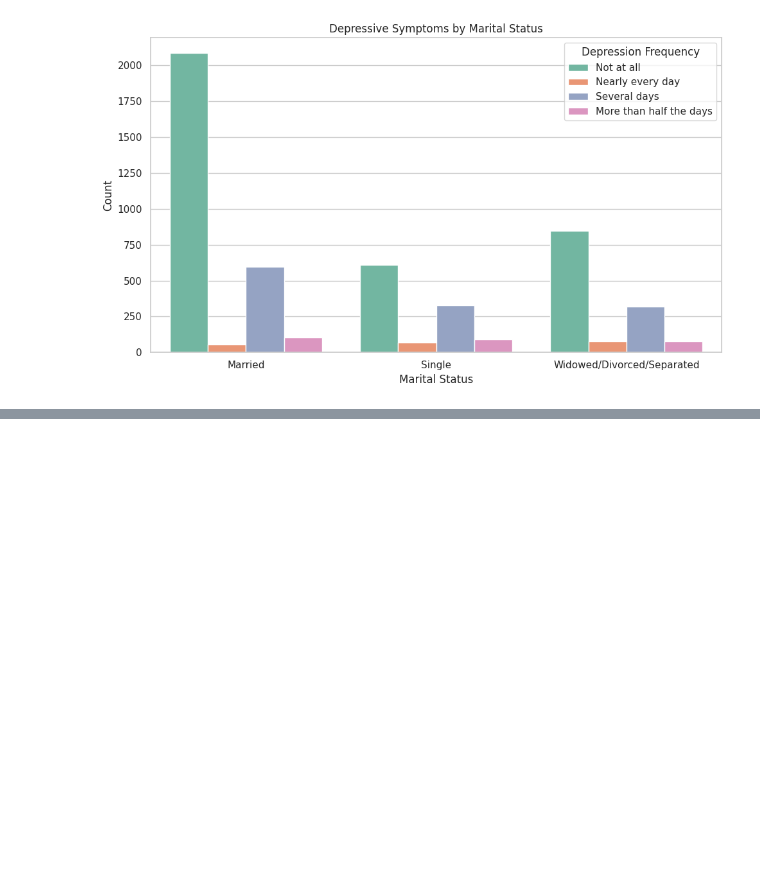
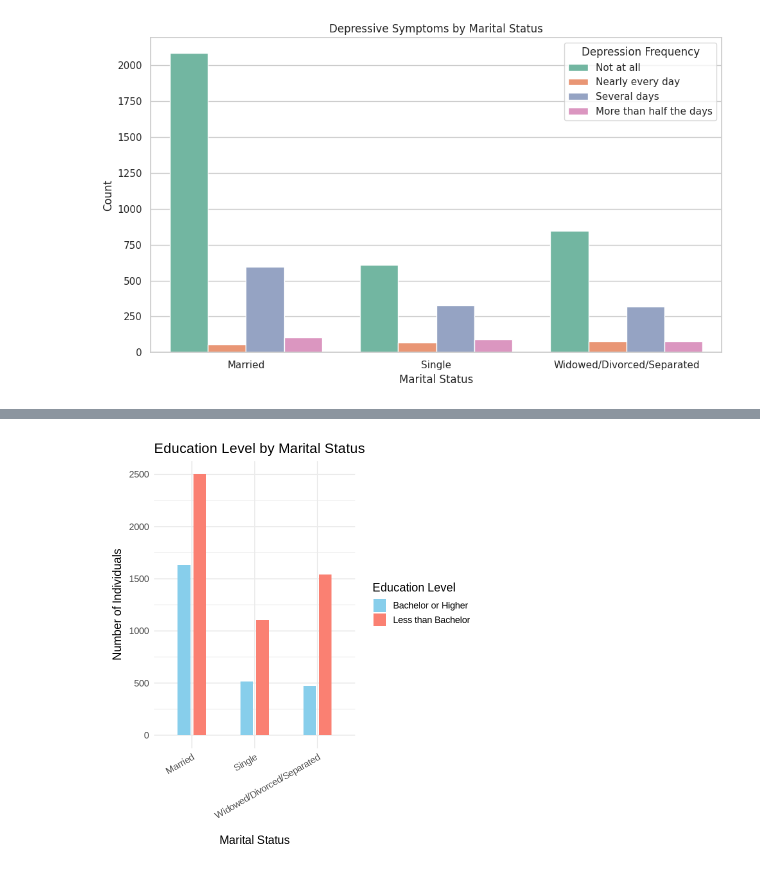
Before and after one commit to paulquimbo/nhanes_inferential_2021_23, a Jupyter notebook: nhanes_inferential.ipynb, the cells around one changed output, grey strips where cells are left out. Drawn from its saved outputs; the diff is of its cells as text; code cells hidden in the pictures; blank space fills up the shorter version.

```diff
--- a/nhanes_inferential.ipynb
+++ b/nhanes_inferential.ipynb
@@ -552,0 +669,24 @@ plt.show()
+# %%
+#Fixing With
+
+# Convert contingency table to data frame
+plot_data <- as.data.frame(contingency_table) %>%
+  rename(MaritalStatus = Var1, EducLevel = Var2, Count = Freq)
+
+# Create grouped bar plot with more spacing
+ggplot(plot_data, aes(x = MaritalStatus, y = Count, fill = EducLevel)) +
+  geom_bar(stat = "identity", position = position_dodge(width = 0.5), width = 0.4) +
+  scale_fill_manual(values = c("Bachelor or Higher" = "skyblue", "Less than Bachelor" = "salmon")) +
+  labs(
+    title = "Education Level by Marital Status",
+    x = "Marital Status",
+    y = "Number of Individuals",
+    fill = "Education Level"
+  ) +
+  theme_minimal(base_size = 14) +
+  theme(
+    axis.text.x = element_text(angle = 30, hjust = 1),
+    plot.margin = margin(10, 20, 10, 20)
+  )
+# %% [output]
+[figure, added]
```
Also changed, not shown: parts of 17 cells of this notebook.
